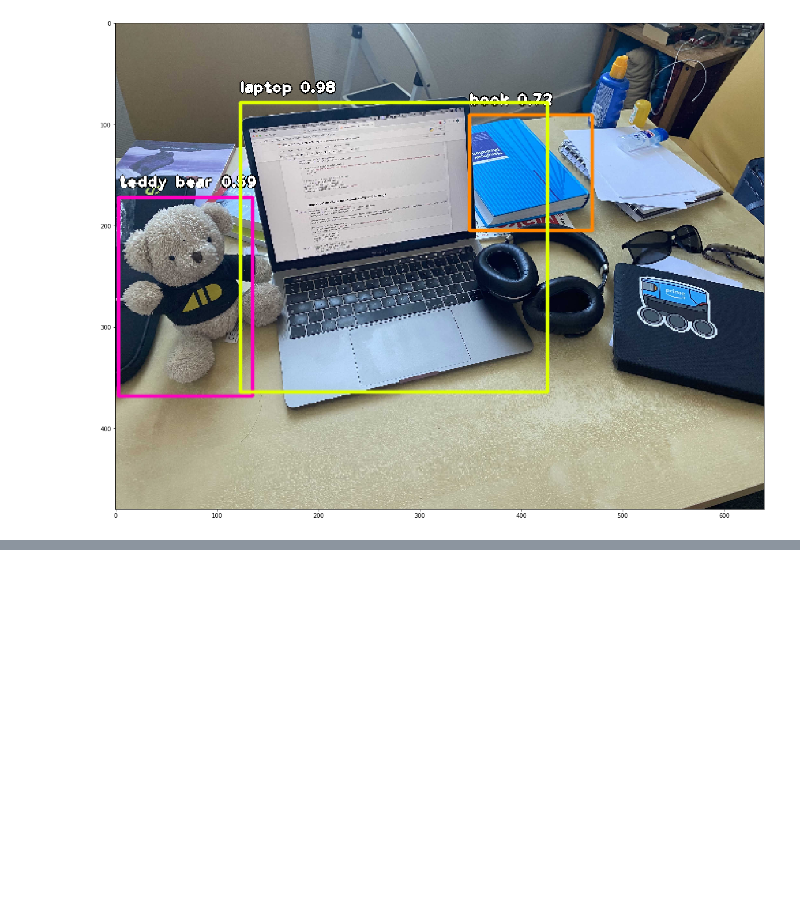
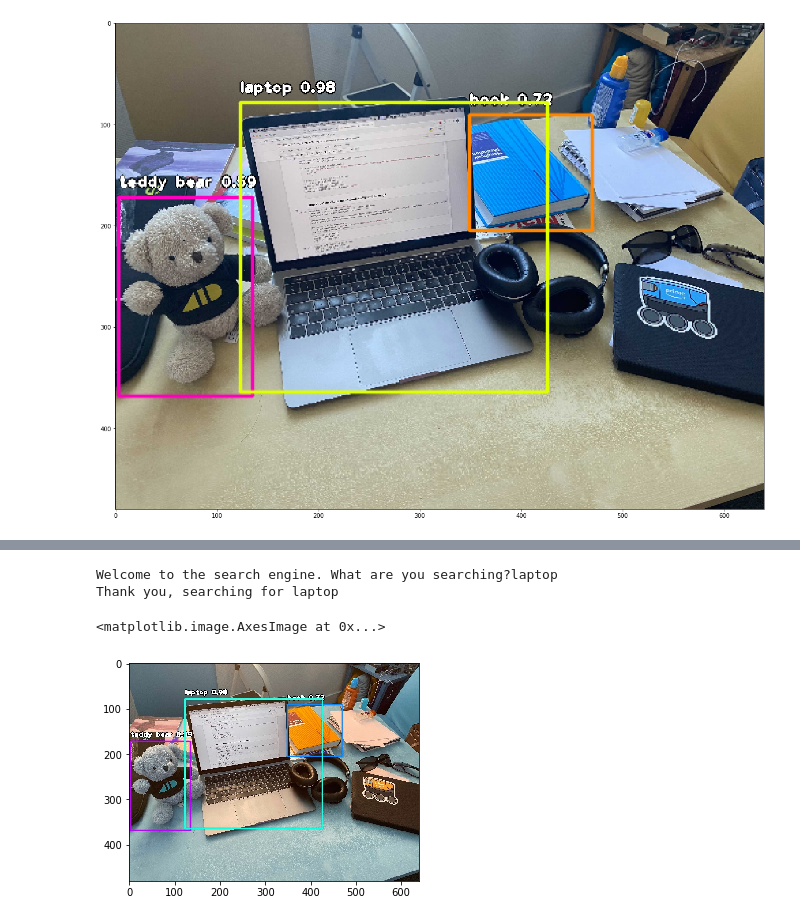
Before and after one commit to rmeertens/search_engine, a Jupyter notebook: hacking with Fred.ipynb, the cells around one changed output, grey strips where cells are left out. Saved outputs shown, nothing was run; the diff lists cells and outputs as text; code cells hidden in the pictures; blank space fills up the shorter version.

Commit message:
😊search engine done

```diff
--- a/hacking with Fred.ipynb
+++ b/hacking with Fred.ipynb
@@ -70,0 +75,10 @@ detections
+# %%
+query = input("Welcome to the search engine. What are you searching?")
+print("Thank you, searching for", query)
+image_bgr = cv2.imread("saved_images/"+query+".jpg")
+plt.imshow(image_bgr)
+# %% [output]
+Welcome to the search engine. What are you searching?laptop
+Thank you, searching for laptop
+<matplotlib.image.AxesImage at 0x...>
+[figure, added]
```
Also changed, not shown: parts of 4 cells of this notebook.
